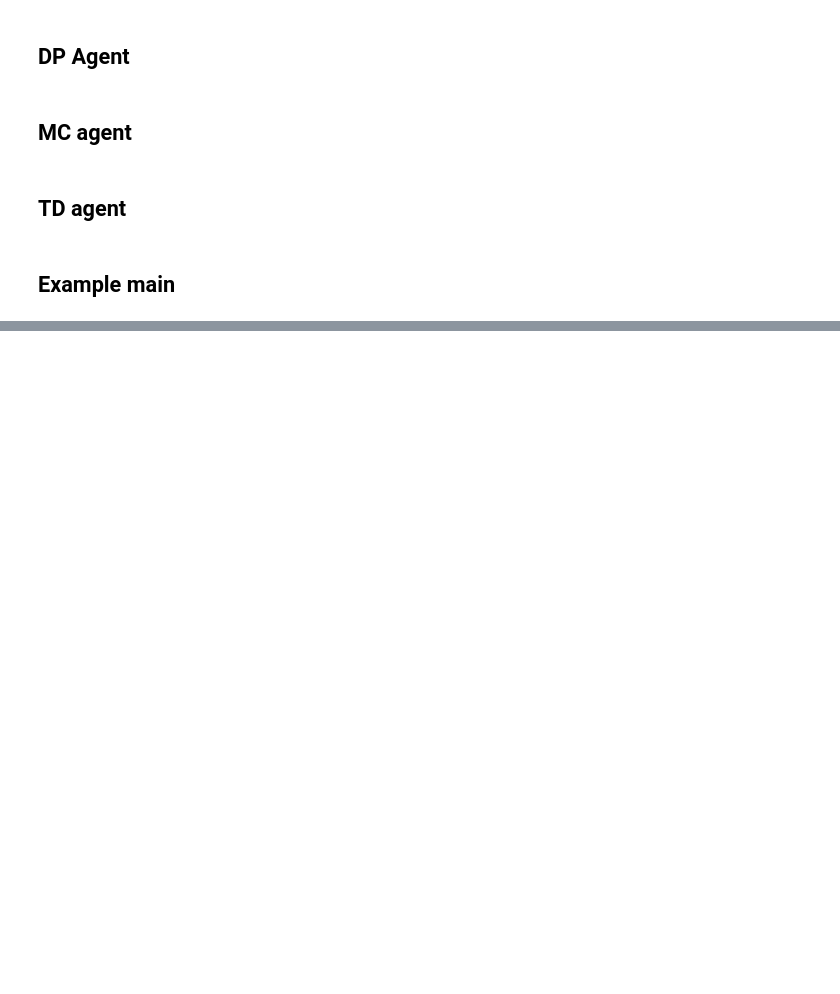
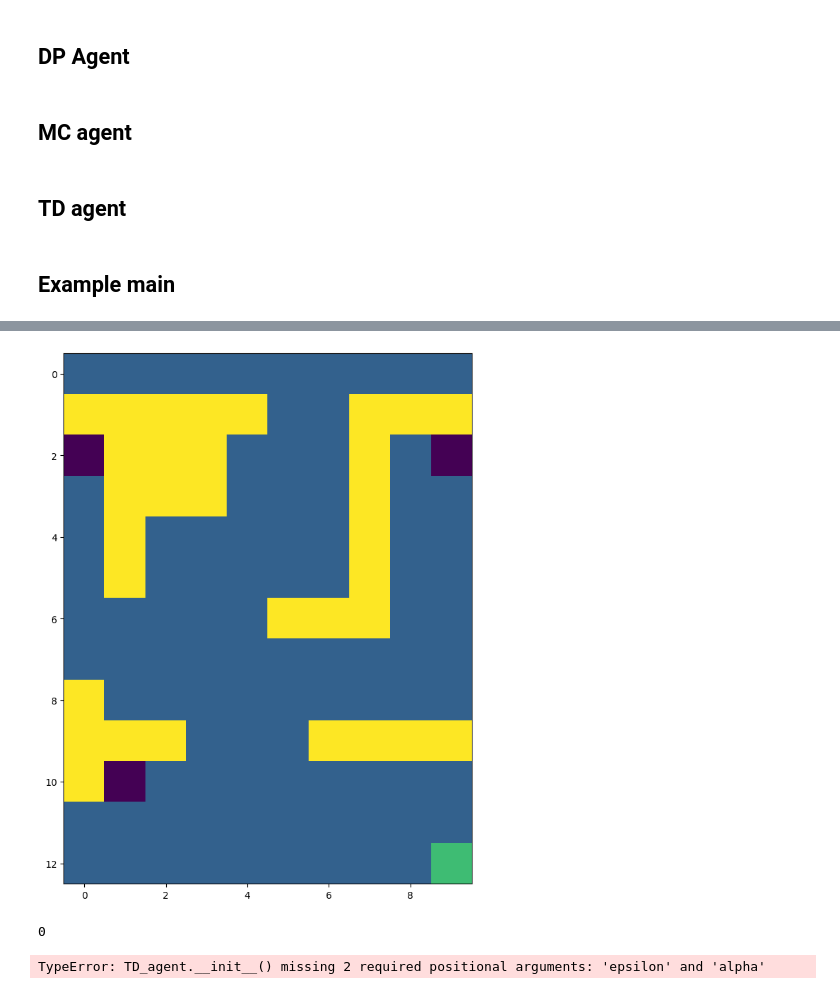
Before and after one commit to andyfu-xl/RL_CW1, a Jupyter notebook: coursework_1_maze.ipynb, the cells around one changed output, grey strips where cells are left out. Saved outputs shown, nothing was run; the diff lists cells and outputs as text; code cells hidden in the pictures; blank space fills up the shorter version.

```diff
--- a/coursework_1_maze.ipynb
+++ b/coursework_1_maze.ipynb
@@ -663,6 +572,7 @@ class TD_agent(object):
     # Initialisation (can be edited)
     action_size = env.get_action_size()
     state_size = env.get_state_size()
+    gamma = env.get_gamma()
 
     Q = np.random.rand(state_size, action_size)
     V = np.zeros(state_size)
@@ -670,12 +580,37 @@ class TD_agent(object):
     values = [V]
     total_rewards = []
 
+    max_episode = 1000
+    epsilon = 0.3
+    alpha = 0.05
+    for _ in range(max_episode):
+      _, state, total_reward, done = env.reset()
+      while not done:
+        if np.random.uniform(0, 1) < epsilon:
+          action = np.random.randint(action_size)
+        else:
+          action = Q[state].argmax()
+        _, next_state, reward, done = env.step(action)
+        total_reward += reward
+        Q[state][action] = Q[state][action] + alpha * (reward + gamma * Q[next_state].max() - Q[state][action])
+        state = next_state
+      total_rewards.append(total_reward)
     ####
     # Add your code here
     # WARNING: this agent only has access to env.reset() and env.step()
     # You should not use env.get_T(), env.get_R() or env.get_absorbing() to compute any value
     ####
 
+    for s in range(state_size):
+      optimal_a = Q[s].argmax()
+      V[s] = Q[s][optimal_a]
+      for a in range(action_size):
+        if a == optimal_a:
+          policy[s][a] = 1
+        else:
+          policy[s][a] = 0
+
+
     return policy, values, total_rewards
 # %% [markdown]
 ## Example main
@@ -723,0 +803,18 @@ IndexError: list index out of range
+# %%
+epsilons = np.array([0.1, 0.3, 0.5, 0.7, 0.9])
+alphas = np.array([0.001, 0.01, 0.05, 0.1, 0.5, 0.9])
+final_results = []
+maze = Maze()
+for epsilon in epsilons:
+    for alpha in alphas:
+        results_25 = []
+        for i in range(25):
+            print(i)
+            td_agent = TD_agent()
+            td_policy, td_values, total_rewards = td_agent.solve(maze)
+            results_25.append(total_rewards)
+        final_results.append(results_25)
+# %% [output]
+[figure, added]
+0
+TypeError: TD_agent.__init__() missing 2 required positional arguments: 'epsilon' and 'alpha'
```
Also changed, not shown: parts of 9 cells of this notebook.
